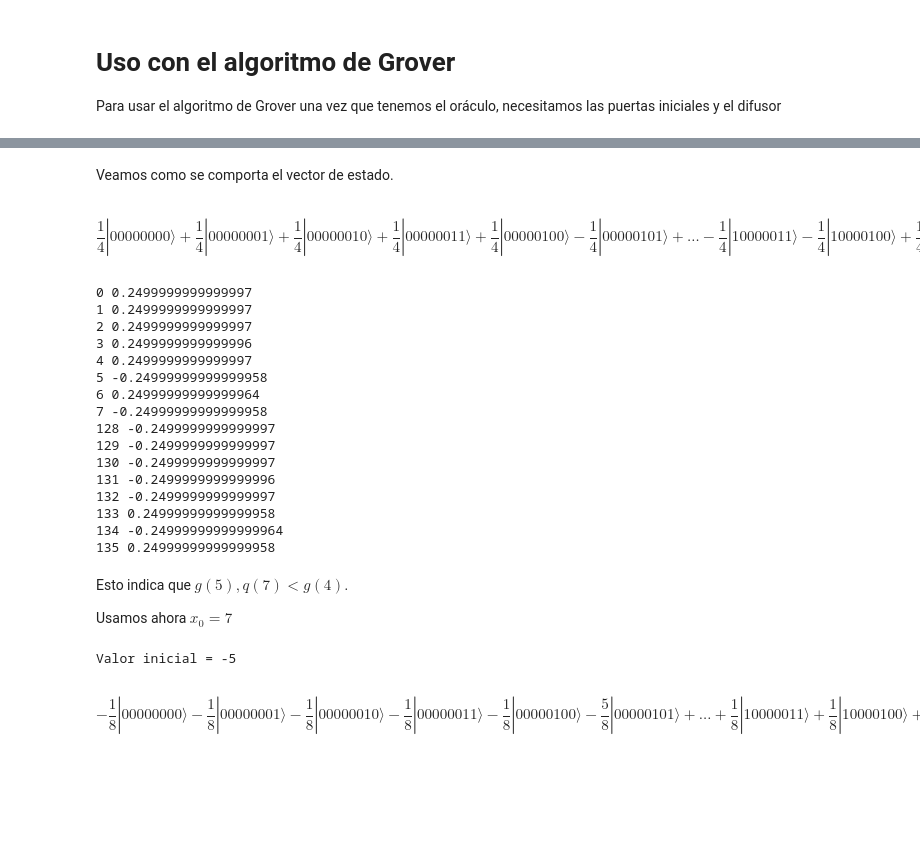
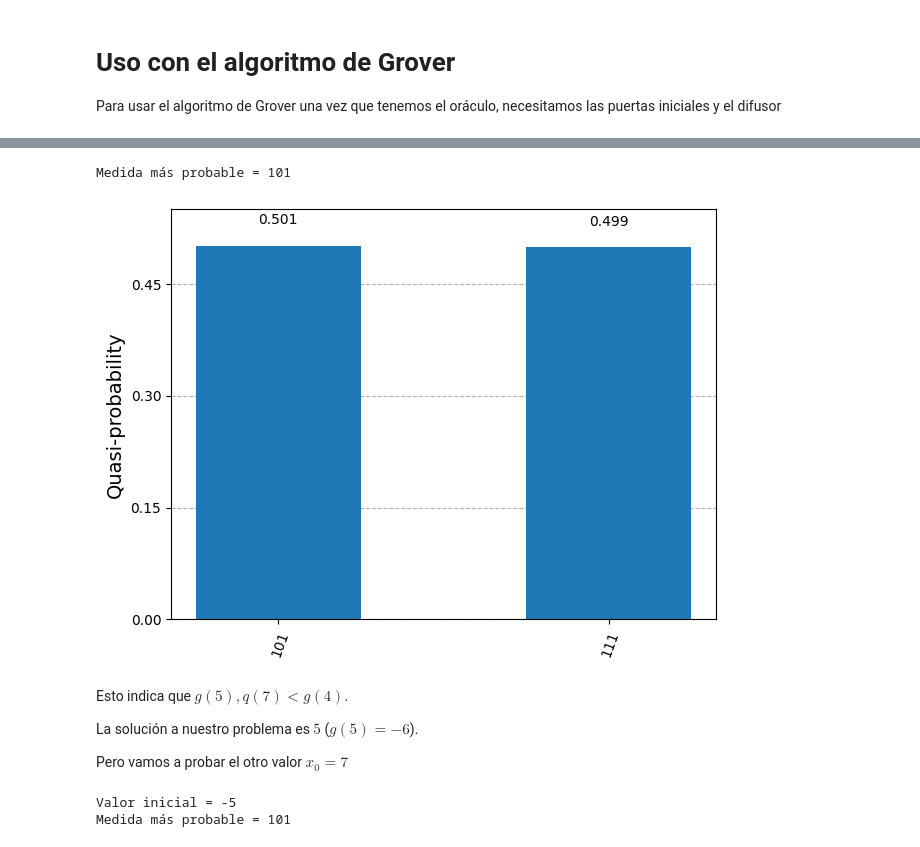
Before and after one commit to tarabelo/PIAC-2526, a Jupyter notebook: 06_Búsqueda_adaptativa_de_Grover_(GAS).ipynb, the cells around one changed output, grey strips where cells are left out. Drawn from its saved outputs; the diff is of its cells as text; code cells hidden in the pictures; blank space fills up the shorter version.

```diff
--- a/06_Búsqueda_adaptativa_de_Grover_(GAS).ipynb
+++ b/06_Búsqueda_adaptativa_de_Grover_(GAS).ipynb
@@ -495,2 +645,0 @@ Valor inicial = -3
-# %% [markdown]
-Veamos como se comporta el vector de estado.
@@ -500,34 +646,43 @@ estado_final = estado_inicial.evolve(qc)
-# %%
-estado_final.draw('latex')
-# %% [output]
-$$\frac{1}{4} |00000000\rangle+\frac{1}{4} |00000001\rangle+\frac{1}{4} |00000010\rangle+\frac{1}{4} |00000011\rangle+\frac{1}{4} |00000100\rangle- \frac{1}{4} |00000101\rangle + \ldots - \frac{1}{4} |10000011\rangle- \frac{1}{4} |10000100\rangle+\frac{1}{4} |10000101\rangle- \frac{1}{4} |10000110\rangle+\frac{1}{4} |10000111\rangle$$
-# %%
-c = 0
-for i in estado_final:
-    if abs(i.real) > 0.01:
-        print(str(c)+' '+str(i.real))
-    c+=1
-# %% [output]
-0 0.2499999999999997
-1 0.2499999999999997
-2 0.2499999999999997
-3 0.2499999999999996
-4 0.2499999999999997
-5 -0.24999999999999958
-6 0.24999999999999964
-7 -0.24999999999999958
-128 -0.2499999999999997
-129 -0.2499999999999997
-130 -0.2499999999999997
-131 -0.2499999999999996
-132 -0.2499999999999997
-133 0.24999999999999958
-134 -0.24999999999999964
-135 0.24999999999999958
+# %%
+# Usamos el sampler base de Qiskit (basado en Statevector)
+from qiskit.primitives import StatevectorSampler
+
+def circuit_sampler(circuit, sampler, shots=10000):
+
+  pub = (circuit)
+  job = sampler.run([pub], shots=shots)
+
+  # counts_int: Diccionario con claves=estados (binario), valor=ocurrencias
+  counts = job.result()[0].data.measure.get_counts()
+
+  # Probabilidades de cada estado (como diccionario Python)
+  # Diccionario con claves=estados (binario), valor=probabilidad
+  final_distribution = {key: val / shots for key, val in counts.items()}
+
+  # Estado con mayor probabilidad
+  max_prob = max(final_distribution, key=final_distribution.get)
+
+  return(max_prob, final_distribution)
+# %%
+# Lo ejecutamos con un StatevectorSampler
+sampler = StatevectorSampler()
+resultado, data_distribution = circuit_sampler(qc, sampler)
+
+print("Medida más probable = {}".format(resultado))
+# %% [output]
+Medida más probable = 101
+# %%
+# Vemos la distribución de las muestras
+from qiskit.visualization import plot_histogram
+display(plot_histogram(data_distribution))
+# %% [output]
+[figure, added]
 # %% [markdown]
 Esto indica que $g(5),q(7) < g(4)$.
 
-Usamos ahora $x_0=7$
+La solución a nuestro problema es $5$ ($g(5) = -6$).
+
+Pero vamos a probar el otro valor $x_0=7$
 # %%
 # Tomo x_0 = 7
 x = [1,1,1]
@@ -536,10 +691,12 @@ init_value = -2*x[0]*x[2]-x[1]*x[2]-x[0]+2*x[1]-3*x[2]
 print("Valor inicial = {}".format(init_value))
 
 qc = gas_completo(n, nancillas, init_value, n_grover_iters)
+
+# Lo ejecutamos con un StatevectorSampler
+sampler = StatevectorSampler()
+resultado, data_distribution = circuit_sampler(qc, sampler)
+
+print("Medida más probable = {}".format(resultado))
 # %% [output]
 Valor inicial = -5
+Medida más probable = 101
-# %%
-estado_final = estado_inicial.evolve(qc)
-estado_final.draw('latex')
-# %% [output]
-$$- \frac{1}{8} |00000000\rangle- \frac{1}{8} |00000001\rangle- \frac{1}{8} |00000010\rangle- \frac{1}{8} |00000011\rangle- \frac{1}{8} |00000100\rangle- \frac{5}{8} |00000101\rangle + \ldots +\frac{1}{8} |10000011\rangle+\frac{1}{8} |10000100\rangle+\frac{5}{8} |10000101\rangle+\frac{1}{8} |10000110\rangle+\frac{1}{8} |10000111\rangle$$
```
Also changed, not shown: parts of 26 cells of this notebook.
